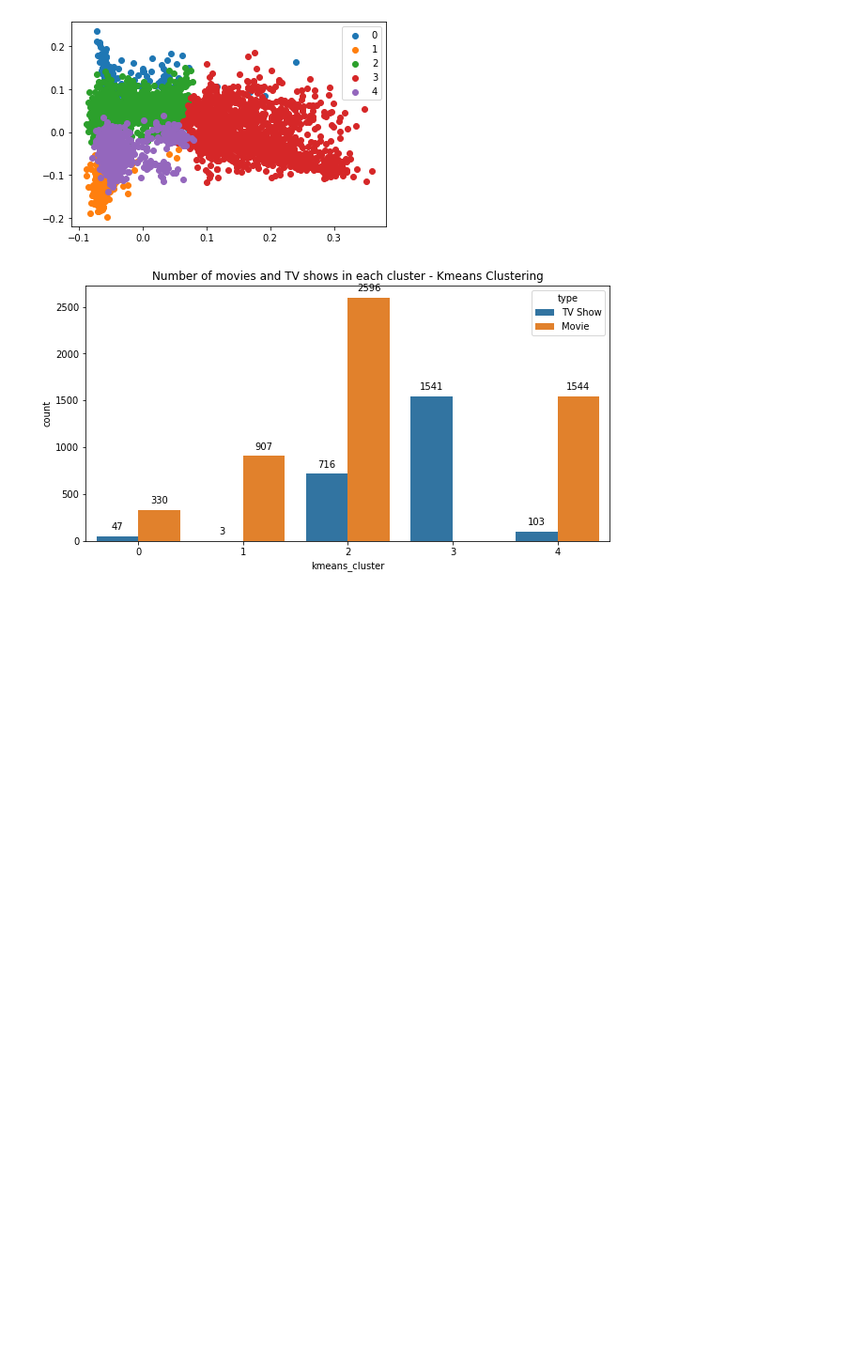
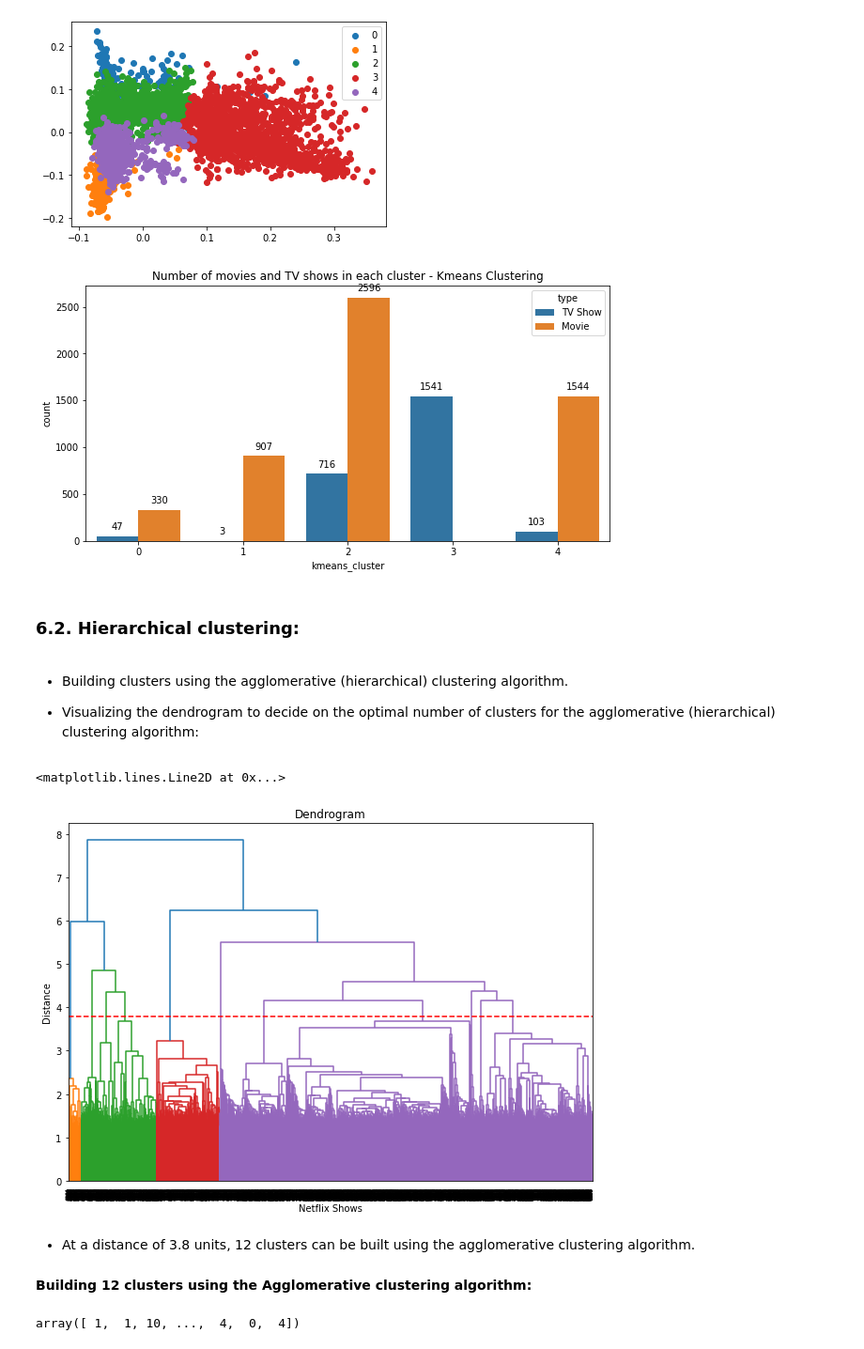
Before and after one commit to vir097/NETFLIX-MOVIES-AND-TV-SHOWS-CLUSTERING--Viral-Shewale, a Jupyter notebook: NETFLIX_MOVIES_AND_TV_SHOWS_CLUSTERING_viral_shewale.ipynb, the cells around one changed output. Shown: that part at 94% size. Saved outputs shown, nothing was run; the diff lists cells and outputs as text; code cells hidden in the pictures; blank space fills up the shorter version.

```diff
--- a/NETFLIX_MOVIES_AND_TV_SHOWS_CLUSTERING_viral_shewale.ipynb
+++ b/NETFLIX_MOVIES_AND_TV_SHOWS_CLUSTERING_viral_shewale.ipynb
@@ -1101,3 +1101,34 @@ for i in q.patches:
   q.annotate(format(i.get_height(), '.0f'), (i.get_x() + i.get_width() / 2., i.get_height()), ha = 'center', va = 'center', xytext = (0, 10), textcoords = 'offset points')
 # %% [output]
 [figure]
+# %% [markdown]
+### **6.2. Hierarchical clustering:**
+# %% [markdown]
+* Building clusters using the agglomerative (hierarchical) clustering algorithm.
+
+* Visualizing the dendrogram to decide on the optimal number of clusters for the agglomerative (hierarchical) clustering algorithm:
+# %%
+# Building a dendrogram to decide on the number of clusters
+import scipy.cluster.hierarchy as shc
+
+plt.figure(figsize=(10, 7))
+dend = shc.dendrogram(shc.linkage(X_pca, method='ward'))
+plt.title('Dendrogram')
+plt.xlabel('Netflix Shows')
+plt.ylabel('Distance')
+plt.axhline(y= 3.8, color='r', linestyle='--')
+# %% [output]
+<matplotlib.lines.Line2D at 0x...>
+[figure, added]
+# %% [markdown]
+* At a distance of 3.8 units, 12 clusters can be built using the agglomerative clustering algorithm.
+# %% [markdown]
+**Building 12 clusters using the Agglomerative clustering algorithm:**
+# %%
+from sklearn.cluster import AgglomerativeClustering
+
+# Fitting hierarchical clustering model
+hierarchical = AgglomerativeClustering(n_clusters=12, affinity='euclidean', linkage='ward')
+hierarchical.fit_predict(X_pca)
+# %% [output]
+array([ 1,  1, 10, ...,  4,  0,  4])
```
Also changed, not shown: parts of 4 cells of this notebook.
